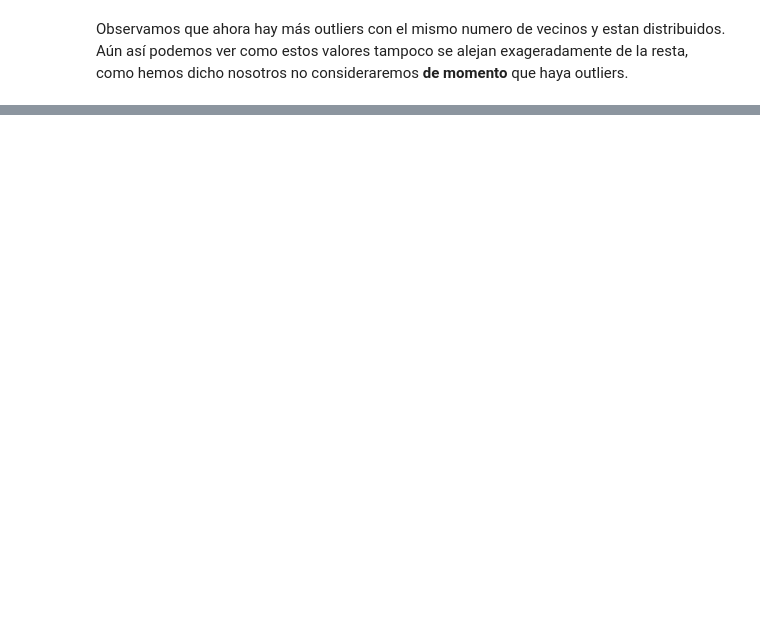
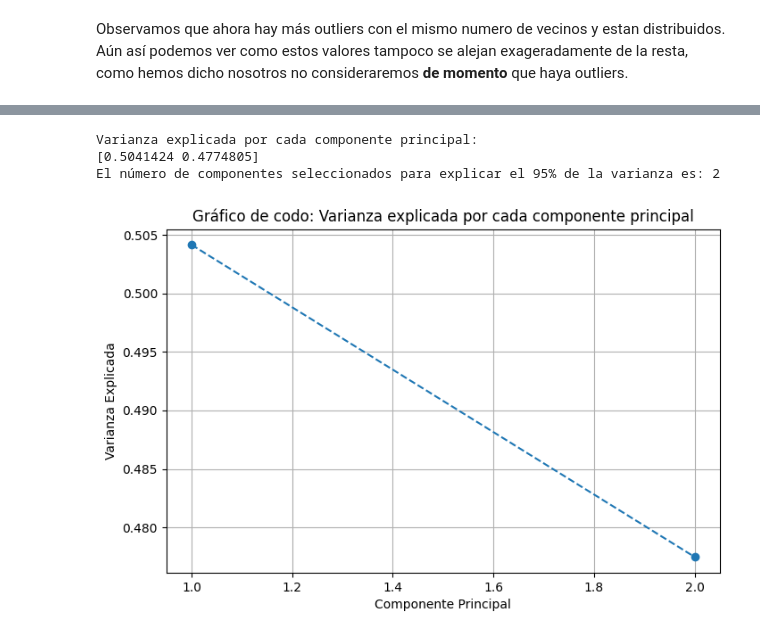
Before and after one commit to Ivian34/PRACTICA_APA, a Jupyter notebook: PracticaAPA.ipynb, the cells around one changed output, grey strips where cells are left out. Drawn from its saved outputs; the diff is of its cells as text; code cells hidden in the pictures; blank space fills up the shorter version.

```diff
--- a/PracticaAPA.ipynb
+++ b/PracticaAPA.ipynb
@@ -650,0 +730,40 @@ display("Después de la conversión de las variables categóricas:", df.head())
+# %%
+import pandas as pd
+import matplotlib.pyplot as plt
+from sklearn.decomposition import PCA
+
+# Inicializar el PCA para capturar el 95% de la varianza
+pca = PCA(n_components=0.95)
+
+#numerical_cols2 = X_train_transformed_df.select_dtypes(include=['int64', 'float64'])
+
+#print(numerical_cols2.columns)
+#print(numerical_cols)
+
+# Aplicar PCA a las variables numéricas ya estandarizadas
+pca_transformed = pca.fit_transform(X_train_transformed_df[numerical_cols])
+
+# Crear un DataFrame con las componentes principales
+pca_df = pd.DataFrame(pca_transformed, columns=[f'PC{i+1}' for i in range(pca_transformed.shape[1])])
+
+# Imprimir el porcentaje de varianza explicada por cada componente
+print("Varianza explicada por cada componente principal:")
+print(pca.explained_variance_ratio_)
+
+# Imprimir el número de componentes seleccionados
+print(f"El número de componentes seleccionados para explicar el 95% de la varianza es: {pca.n_components_}")
+
+# Visualización: Gráfico de codo
+plt.figure(figsize=(8, 5))
+plt.plot(range(1, len(pca.explained_variance_ratio_) + 1),
+         pca.explained_variance_ratio_, marker='o', linestyle='--')
+plt.title('Gráfico de codo: Varianza explicada por cada componente principal')
+plt.xlabel('Componente Principal')
+plt.ylabel('Varianza Explicada')
+plt.grid()
+plt.show()
+# %% [output]
+Varianza explicada por cada componente principal:
+[0.5041424 0.4774805]
+El número de componentes seleccionados para explicar el 95% de la varianza es: 2
+[figure, added]
```
Also changed, not shown: parts of 57 cells of this notebook, 1 other file.
